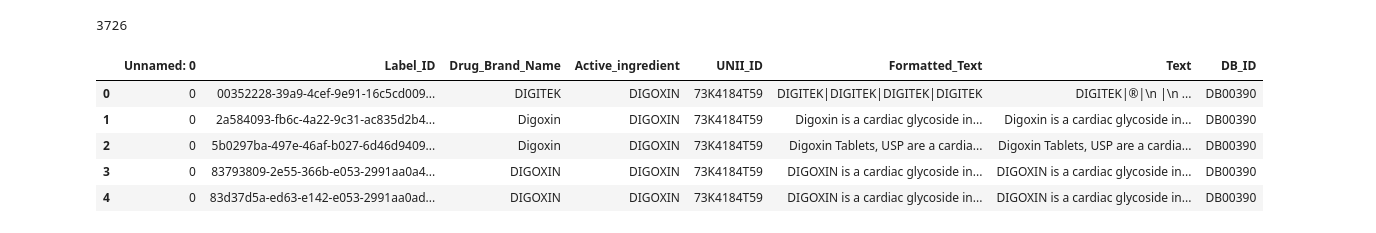
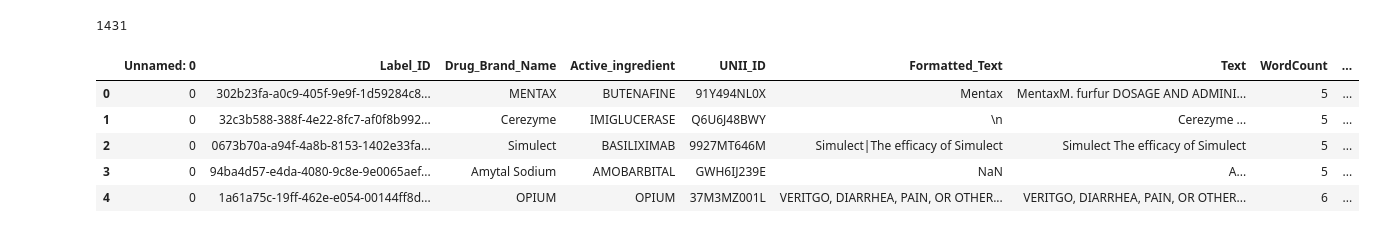
Before and after one commit to MaastrichtU-IDS/OptimAL, a Jupyter notebook: notebooks/BPAnnotator.ipynb, the cells around one changed output. Cells and saved outputs as stored; diff of their text form; code cells hidden in the pictures.

```diff
--- a/notebooks/BPAnnotator.ipynb
+++ b/notebooks/BPAnnotator.ipynb
@@ -53,17 +53,17 @@ def print_annotations(annotations, get_class=True):
         print("\n\n")
 # %%
 #Input the data you want to work with in here
-df = pandas.read_csv('../data/unlabeled_withDBID.csv')
+df = pandas.read_csv('../data/output/unlabeled_withDBID.csv')
 print(len(df))
 df.head()
 # %% [output]
-3726
+1431
-|  | Unnamed: 0 | Label_ID | Drug_Brand_Name | Active_ingredient | UNII_ID | Formatted_Text | Text | DB_ID |
-| 0 | 0 | 00352228-39a9-4cef-9e91-16c5cd009... | DIGITEK | DIGOXIN | 73K4184T59 | DIGITEK|DIGITEK|DIGITEK|DIGITEK | DIGITEK|®|\n |\n ... | DB00390 |
-| 1 | 0 | 2a584093-fb6c-4a22-9c31-ac835d2b4... | Digoxin | DIGOXIN | 73K4184T59 | Digoxin is a cardiac glycoside in... | Digoxin is a cardiac glycoside in... | DB00390 |
-| 2 | 0 | 5b0297ba-497e-46af-b027-6d46d9409... | Digoxin | DIGOXIN | 73K4184T59 | Digoxin Tablets, USP are a cardia... | Digoxin Tablets, USP are a cardia... | DB00390 |
-| 3 | 0 | 83793809-2e55-366b-e053-2991aa0a4... | DIGOXIN | DIGOXIN | 73K4184T59 | DIGOXIN is a cardiac glycoside in... | DIGOXIN is a cardiac glycoside in... | DB00390 |
-| 4 | 0 | 83d37d5a-ed63-e142-e053-2991aa0ad... | DIGOXIN | DIGOXIN | 73K4184T59 | DIGOXIN is a cardiac glycoside in... | DIGOXIN is a cardiac glycoside in... | DB00390 |
+|  | Unnamed: 0 | Label_ID | Drug_Brand_Name | Active_ingredient | UNII_ID | Formatted_Text | Text | WordCount | ... |
+| 0 | 0 | 302b23fa-a0c9-405f-9e9f-1d59284c8... | MENTAX | BUTENAFINE | 91Y494NL0X | Mentax | MentaxM. furfur DOSAGE AND ADMINI... | 5 | ... |
+| 1 | 0 | 32c3b588-388f-4e22-8fc7-af0f8b992... | Cerezyme | IMIGLUCERASE | Q6U6J48BWY | \n | Cerezyme ... | 5 | ... |
+| 2 | 0 | 0673b70a-a94f-4a8b-8153-1402e33fa... | Simulect | BASILIXIMAB | 9927MT646M | Simulect|The efficacy of Simulect | Simulect The efficacy of Simulect | 5 | ... |
+| 3 | 0 | 94ba4d57-e4da-4080-9c8e-9e0065aef... | Amytal Sodium | AMOBARBITAL | GWH6IJ239E | NaN | A... | 5 | ... |
+| 4 | 0 | 1a61a75c-19ff-462e-e054-00144ff8d... | OPIUM | OPIUM | 37M3MZ001L | VERITGO, DIARRHEA, PAIN, OR OTHER... | VERITGO, DIARRHEA, PAIN, OR OTHER... | 6 | ... |
 # %%
 #Now to make this run for each context available!!!!
 id = []
```
Also changed, not shown: parts of 6 cells of this notebook, 14 other files.
